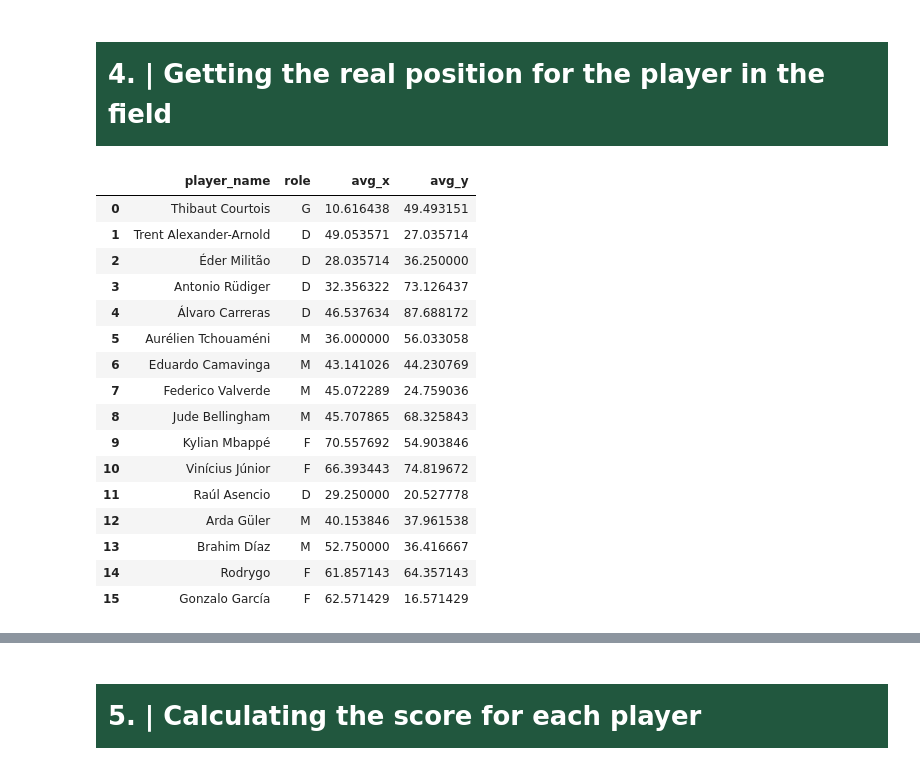
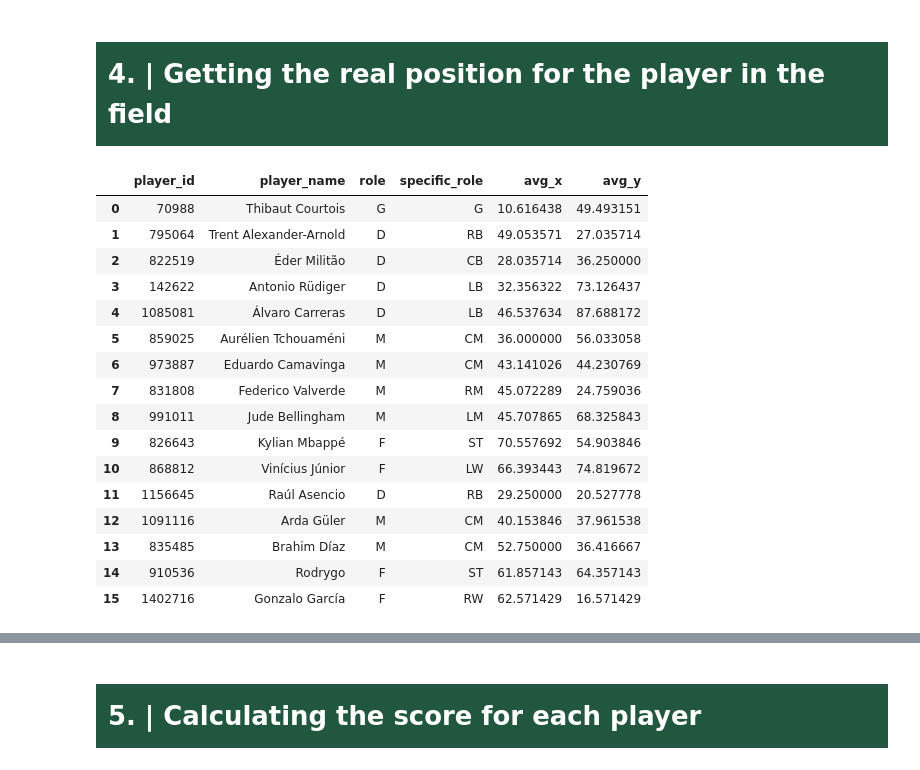
Before and after one commit to AI-Assistant-for-Football-Tactical/AI, a Jupyter notebook: pre_match.ipynb, the cells around one changed output, grey strips where cells are left out. Saved outputs shown, nothing was run; the diff lists cells and outputs as text; code cells hidden in the pictures.

Commit message:
update real positions, getting multi positions , and update most  recommended players

```diff
--- a/pre_match.ipynb
+++ b/pre_match.ipynb
@@ -264,50 +264,68 @@ def get_player_real_position(api_base: str, match_id: int, team_name: str) -> pd
                         avg_x = sum(x_coords) / len(x_coords)
                         avg_y = sum(y_coords) / len(y_coords)
 
+                        # Position Inference Logic
+                        specific_role = player_role
+                        if player_role == 'G': specific_role = 'G'
+                        elif player_role == 'D':
+                            if avg_y < 33: specific_role = 'RB'
+                            elif avg_y > 66: specific_role = 'LB'
+                            else: specific_role = 'CB'
+                        elif player_role == 'M':
+                            if avg_y < 33: specific_role = 'RM'
+                            elif avg_y > 66: specific_role = 'LM'
+                            else: specific_role = 'CM'
+                        elif player_role == 'F':
+                            if avg_y < 33: specific_role = 'RW'
+                            elif avg_y > 66: specific_role = 'LW'
+                            else: specific_role = 'ST'
+
                         real_positions.append({
+                            'player_id': player_id,
                             'player_name': player_name,
                             'role': player_role,
+                            'specific_role': specific_role,
                             'avg_x': avg_x,
                             'avg_y': avg_y
                         })
             except Exception as e:
                 print(f'Could not fetch/process heatmap for {player_name}: {e}')
 
         return pd.DataFrame(real_positions)
     except Exception as e:
         return f'An error occurred: {e}'
 
 # Execution
 try:
     if 'matches_info' in locals() and matches_info:
          target_match_id = list(matches_info.keys())[-1] if isinstance(list(matches_info.keys())[-1], int) else 14083210
          target_team = matches_info.get('target_team_name', 'Real Madrid')
     else:
          target_match_id = 14083210
          target_team = 'Real Madrid'
 
     real_positions_df = get_player_real_position(api_base, target_match_id, target_team)
     display(real_positions_df)
 except Exception as e:
     print(f'Could not execute example: {e}')
 # %% [output]
-|  | player_name | role | avg_x | avg_y |
-| 0 | Thibaut Courtois | G | 10.616438 | 49.493151 |
-| 1 | Trent Alexander-Arnold | D | 49.053571 | 27.035714 |
-| 2 | Éder Militão | D | 28.035714 | 36.250000 |
-| 3 | Antonio Rüdiger | D | 32.356322 | 73.126437 |
-| 4 | Álvaro Carreras | D | 46.537634 | 87.688172 |
-| 5 | Aurélien Tchouaméni | M | 36.000000 | 56.033058 |
-| 6 | Eduardo Camavinga | M | 43.141026 | 44.230769 |
-| 7 | Federico Valverde | M | 45.072289 | 24.759036 |
-| 8 | Jude Bellingham | M | 45.707865 | 68.325843 |
-| 9 | Kylian Mbappé | F | 70.557692 | 54.903846 |
-| 10 | Vinícius Júnior | F | 66.393443 | 74.819672 |
-| 11 | Raúl Asencio | D | 29.250000 | 20.527778 |
-| 12 | Arda Güler | M | 40.153846 | 37.961538 |
-| 13 | Brahim Díaz | M | 52.750000 | 36.416667 |
-| 14 | Rodrygo | F | 61.857143 | 64.357143 |
-| 15 | Gonzalo García | F | 62.571429 | 16.571429 |
+|  | player_id | player_name | role | specific_role | avg_x | avg_y |
+| 0 | 70988 | Thibaut Courtois | G | G | 10.616438 | 49.493151 |
+| 1 | 795064 | Trent Alexander-Arnold | D | RB | 49.053571 | 27.035714 |
+| 2 | 822519 | Éder Militão | D | CB | 28.035714 | 36.250000 |
+| 3 | 142622 | Antonio Rüdiger | D | LB | 32.356322 | 73.126437 |
+| 4 | 1085081 | Álvaro Carreras | D | LB | 46.537634 | 87.688172 |
+| 5 | 859025 | Aurélien Tchouaméni | M | CM | 36.000000 | 56.033058 |
+| 6 | 973887 | Eduardo Camavinga | M | CM | 43.141026 | 44.230769 |
+| 7 | 831808 | Federico Valverde | M | RM | 45.072289 | 24.759036 |
+| 8 | 991011 | Jude Bellingham | M | LM | 45.707865 | 68.325843 |
+| 9 | 826643 | Kylian Mbappé | F | ST | 70.557692 | 54.903846 |
+| 10 | 868812 | Vinícius Júnior | F | LW | 66.393443 | 74.819672 |
+| 11 | 1156645 | Raúl Asencio | D | RB | 29.250000 | 20.527778 |
+| 12 | 1091116 | Arda Güler | M | CM | 40.153846 | 37.961538 |
+| 13 | 835485 | Brahim Díaz | M | CM | 52.750000 | 36.416667 |
+| 14 | 910536 | Rodrygo | F | ST | 61.857143 | 64.357143 |
+| 15 | 1402716 | Gonzalo García | F | RW | 62.571429 | 16.571429 |
 # %%
 def analyze_opponent_comprehensive(api_base: str, match_id: int, team_name: str) -> dict:
     '''
```
Also changed, not shown: parts of 4 cells of this notebook, 1 other file.
